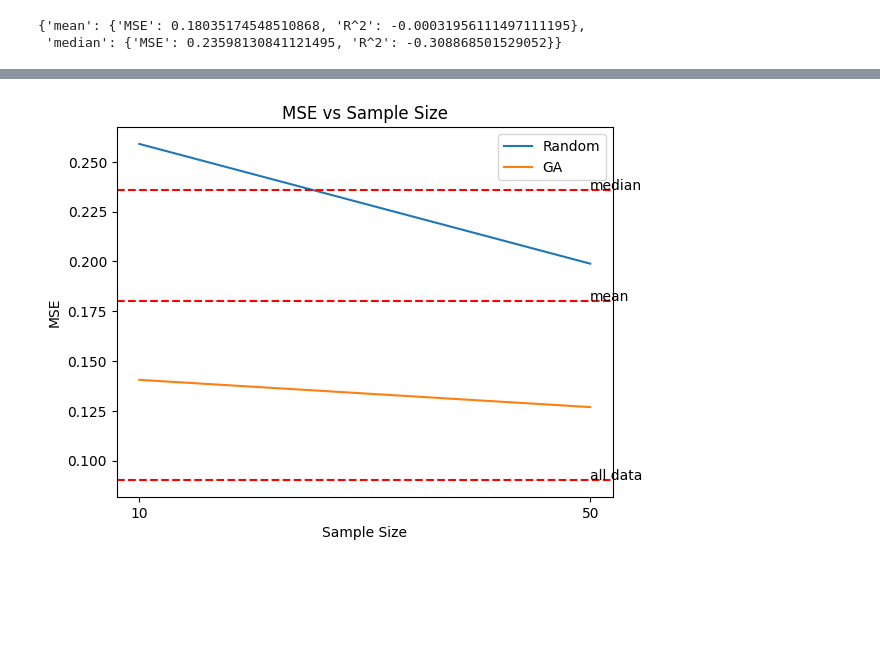
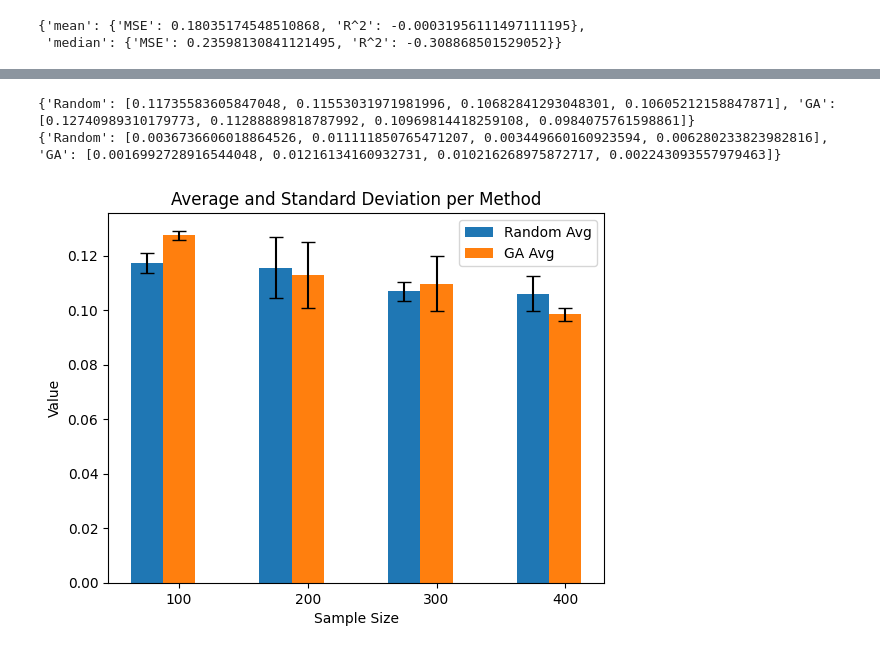
Before and after one commit to ghsumhubh/Coreset-Finding-Using-PDF-Approximation, a Jupyter notebook: main.ipynb, the cells around one changed output, grey strips where cells are left out. Drawn from its saved outputs; the diff is of its cells as text; code cells hidden in the pictures; blank space fills up the shorter version.

```diff
--- a/main.ipynb
+++ b/main.ipynb
@@ -135,23 +144,29 @@ Sample Size: 50
-# %%
-# graph mse results
-plt.plot(list(average_mse_random_dict.keys()), list(average_mse_random_dict.values()))
-plt.plot(list(average_mse_ga_dict.keys()), list(average_mse_ga_dict.values()))
-plt.xlabel('Sample Size')
-plt.ylabel('MSE')
-plt.legend(['Random', 'GA'])
-# Draw a line for each baseline
-for baseline, value in baseline_results.items():
-    plt.axhline(value["MSE"], color='r', linestyle='--')
-    plt.text(sample_sizes[-1], value["MSE"], baseline)
-
-# Draw a line for best result
-all_data_mse = all_data_results['Testing Metrics']['MSE']
-plt.axhline(all_data_mse, color='r', linestyle='--')
-plt.text(sample_sizes[-1], all_data_mse, 'all data')
-
-plt.xticks(sample_sizes) #TODO: change this if needed
-plt.title('MSE vs Sample Size')
-plt.show()
-# %% [output]
-[figure, removed]
+# %%
+avg_dict ={}
+std_dict = {}
+
+avg_dict['Random'] = []
+std_dict['Random'] = []
+avg_dict['GA'] = []
+std_dict['GA'] = []
+for sample_size in sample_sizes:
+    avg_dict['Random'].append(np.mean(mse_dict_random[sample_size]))
+    std_dict['Random'].append(np.std(mse_dict_random[sample_size]))
+    avg_dict['GA'].append(np.mean(mse_dict_ga[sample_size]))
+    std_dict['GA'].append(np.std(mse_dict_ga[sample_size]))
+
+# print(avg_dict)
+# print(std_dict)
+
+
+
+
+plot_comparison_bar(sample_sizes=sample_sizes,
+                    avg_dict=avg_dict,
+                    std_dict=std_dict,
+                    methods=['Random', 'GA'])
+# %% [output]
+{'Random': [0.11735583605847048, 0.11553031971981996, 0.10682841293048301, 0.10605212158847871], 'GA': [0.12740989310179773, 0.11288889818787992, 0.10969814418259108, 0.0984075761598861]}
+{'Random': [0.0036736606018864526, 0.011111850765471207, 0.003449660160923594, 0.006280233823982816], 'GA': [0.0016992728916544048, 0.01216134160932731, 0.010216268975872717, 0.002243093557979463]}
+[figure, added]
 # %%
```
Also changed, not shown: parts of 3 cells of this notebook, 10 other files.
